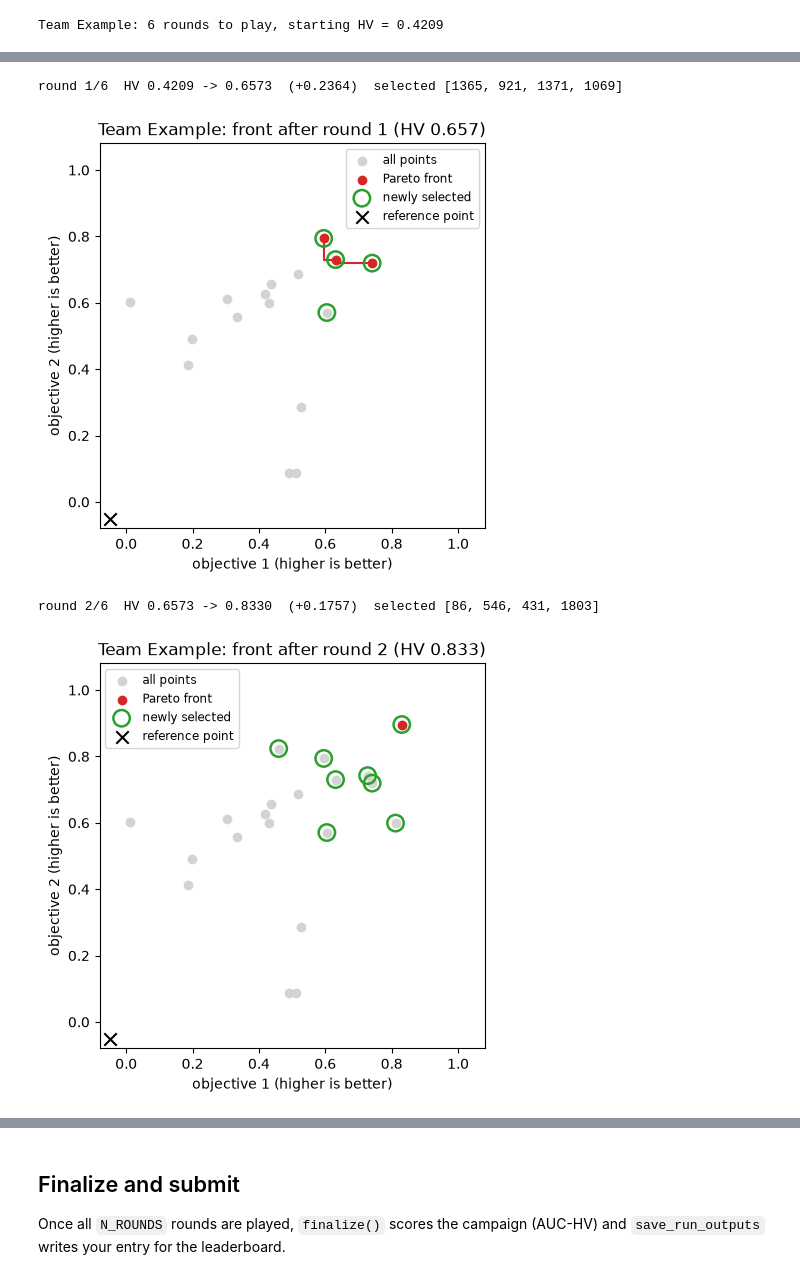
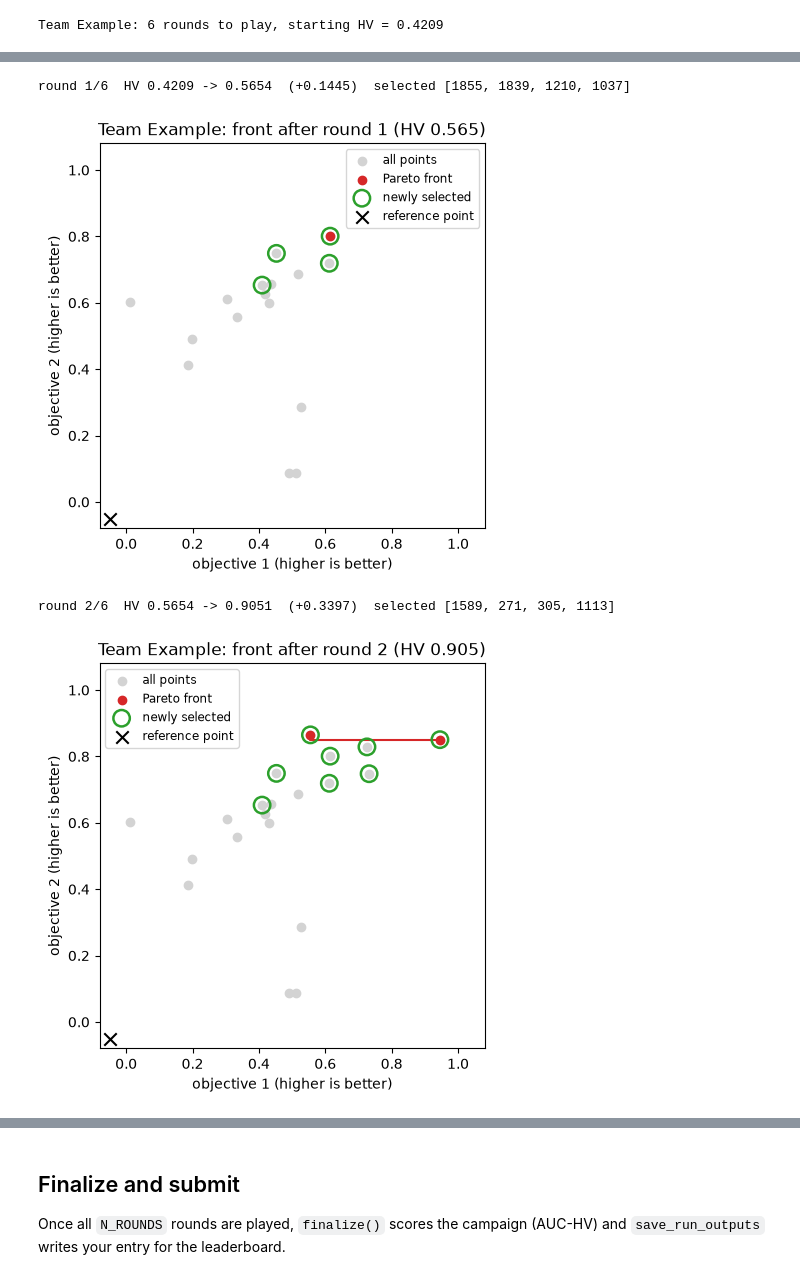
Before and after one commit to jiwoncpark/multi-objective-reasoning-lab, a Jupyter notebook: notebooks/03_competition.ipynb, the cells around one changed output, grey strips where cells are left out. Drawn from its saved outputs; the diff is of its cells as text; code cells hidden in the pictures.

```diff
--- a/notebooks/03_competition.ipynb
+++ b/notebooks/03_competition.ipynb
@@ -85,16 +90,16 @@ front and decide what to play next. The cards you can spend slots on:
 # %%
-# --- Round 1 --------------------------------------------------------------
-campaign.play_round({"nehvi": 4})
+# --- Round 1 (edit this plan!) --------------------------------------------
+campaign.play_round({"scalarized_0.8_0.2": 4})
 campaign.plot_front();
 # %% [output]
-round 1/6  HV 0.4209 -> 0.6573  (+0.2364)  selected [1365, 921, 1371, 1069]
+round 1/6  HV 0.4209 -> 0.5654  (+0.1445)  selected [1855, 1839, 1210, 1037]
-[figure, old version]
+[figure, new version]
 # %%
-# --- Round 2 (edit after reading round 1) ---------------------------------
-campaign.play_round({"nehvi": 3, "random": 1})
+# --- Round 2 (adapt after reading round 1) --------------------------------
+campaign.play_round({"scalarized_0.8_0.2": 4})
 campaign.plot_front();
 # %% [output]
-round 2/6  HV 0.6573 -> 0.8330  (+0.1757)  selected [86, 546, 431, 1803]
+round 2/6  HV 0.5654 -> 0.9051  (+0.3397)  selected [1589, 271, 305, 1113]
-[figure, old version]
+[figure, new version]
 # %%
 # --- Round 3 --------------------------------------------------------------
```
Also changed, not shown: parts of 10 cells of this notebook, 1 other file.
